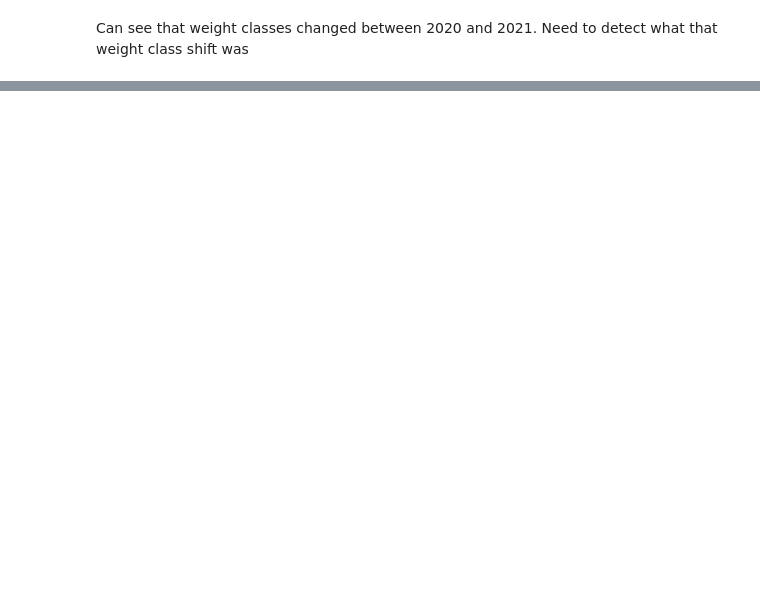
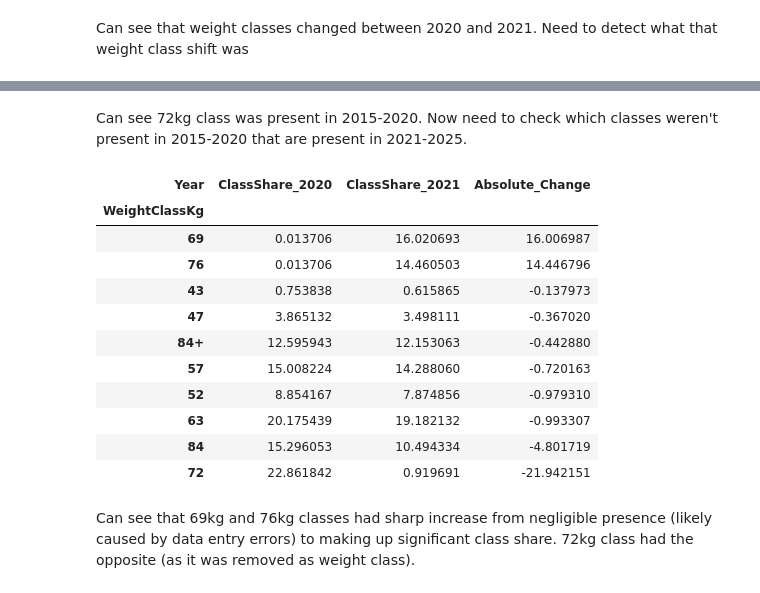
Before and after one commit to bnparris/powerlifting_analysis, a Jupyter notebook: notebooks/cleaning.ipynb, the cells around one changed output, grey strips where cells are left out. Drawn from its saved outputs; the diff is of its cells as text; code cells hidden in the pictures; blank space fills up the shorter version.

```diff
--- a/notebooks/cleaning.ipynb
+++ b/notebooks/cleaning.ipynb
@@ -140,0 +193,31 @@ Can see that weight classes changed between 2020 and 2021. Need to detect what t
+# %% [markdown]
+Can see 72kg class was present in 2015-2020. Now need to check which classes weren't present in 2015-2020 that are present in 2021-2025.
+# %%
+current_w_cl = list(f_off_wr_totals.keys())
+candidate_old_wcl = current_w_cl + ['72']
+
+#see which weight classes dropped off between 2020 and 2021
+
+
+relevant_years = (f_class_participation.loc[f_class_participation["Year"].isin([2020, 2021]) & (f_class_participation['WeightClassKg'].isin(candidate_old_wcl)),["WeightClassKg", "Year", "ClassShare"]])
+change_in_class = relevant_years.pivot(index = 'WeightClassKg', columns = 'Year', values = 'ClassShare')
+change_in_class = change_in_class.rename(columns = {2020: "ClassShare_2020", 2021: "ClassShare_2021"})
+change_in_class["Absolute_Change"] = change_in_class['ClassShare_2021'] - change_in_class['ClassShare_2020']
+
+change_in_class = change_in_class.sort_values("Absolute_Change", ascending=False)
+change_in_class
+# %% [output]
+| Year | ClassShare_2020 | ClassShare_2021 | Absolute_Change |
+| WeightClassKg |  |  |  |
+| 69 | 0.013706 | 16.020693 | 16.006987 |
+| 76 | 0.013706 | 14.460503 | 14.446796 |
+| 43 | 0.753838 | 0.615865 | -0.137973 |
+| 47 | 3.865132 | 3.498111 | -0.367020 |
+| 84+ | 12.595943 | 12.153063 | -0.442880 |
+| 57 | 15.008224 | 14.288060 | -0.720163 |
+| 52 | 8.854167 | 7.874856 | -0.979310 |
+| 63 | 20.175439 | 19.182132 | -0.993307 |
+| 84 | 15.296053 | 10.494334 | -4.801719 |
+| 72 | 22.861842 | 0.919691 | -21.942151 |
+# %% [markdown]
+Can see that 69kg and 76kg classes had sharp increase from negligible presence (likely caused by data entry errors) to making up significant class share. 72kg class had the opposite (as it was removed as weight class).
```
Also changed, not shown: parts of 8 cells of this notebook.
